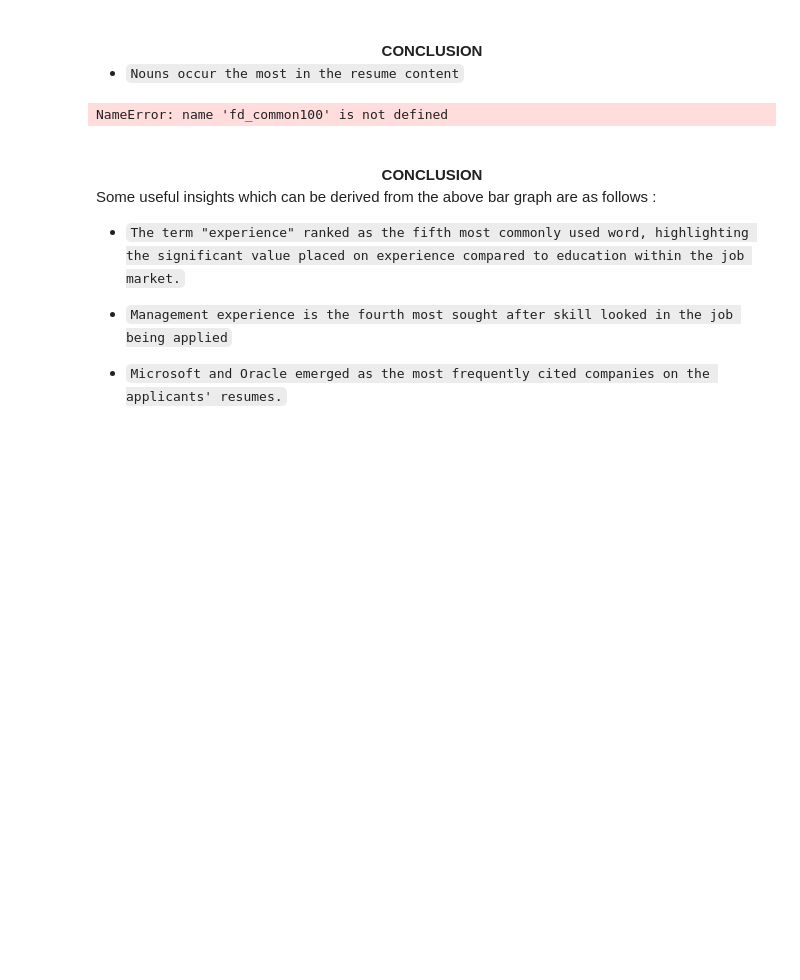
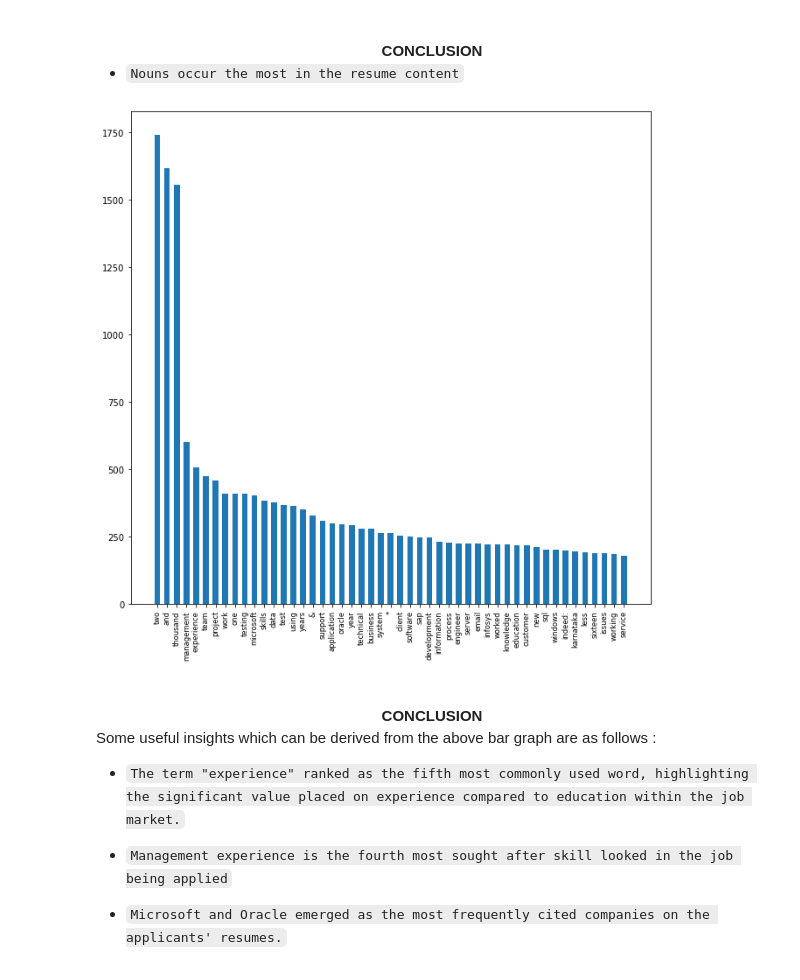
Before and after one commit to nishchayvaid/Resume-Extraction, a Jupyter notebook: Resources/week12/finalanishcode_prediction_6_28_2023.ipynb, the cells around one changed output. Cells and saved outputs as stored; diff of their text form; code cells hidden in the pictures; blank space fills up the shorter version.

```diff
--- a/Resources/week12/finalanishcode_prediction_6_28_2023.ipynb
+++ b/Resources/week12/finalanishcode_prediction_6_28_2023.ipynb
@@ -541,32 +526,32 @@ freq_dist = FreqDist(tokenized_resumes)
 # %%
 # Select the 50 most common words
 fd_common50 = freq_dist.most_common(50)
 
 # Extract the words and frequencies
 words = []
 frequency = []
 
 # Iterate over the range from 1 to 50
 for i in range(1, 50):
-    words.append(fd_common100[i][0])
+    words.append(fd_common50[i][0])
     frequency.append(fd_common50[i][1])
 
 # Create a figure with a size of 9x9 inches
 plt.figure(figsize=(9, 9))
 
 # Plot the bar chart
 plt.bar(words, frequency, width=0.6)
 
 # Rotate the x-axis labels by 90 degrees for better readability
 plt.xticks(rotation=90, fontsize='small')
 
 # Adjust the layout of the plot elements
 plt.tight_layout()
 
 # Show the plot
 plt.show()
 # %% [output]
-NameError: name 'fd_common100' is not defined
+[figure, added]
 # %% [markdown]
 <br>
 <center><b>CONCLUSION</b></center>
```
Also changed, not shown: parts of 10 cells of this notebook.
